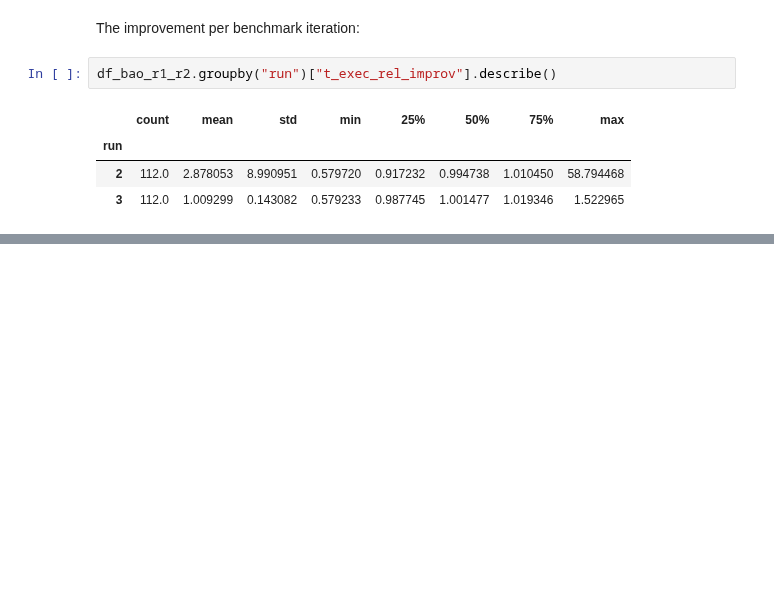
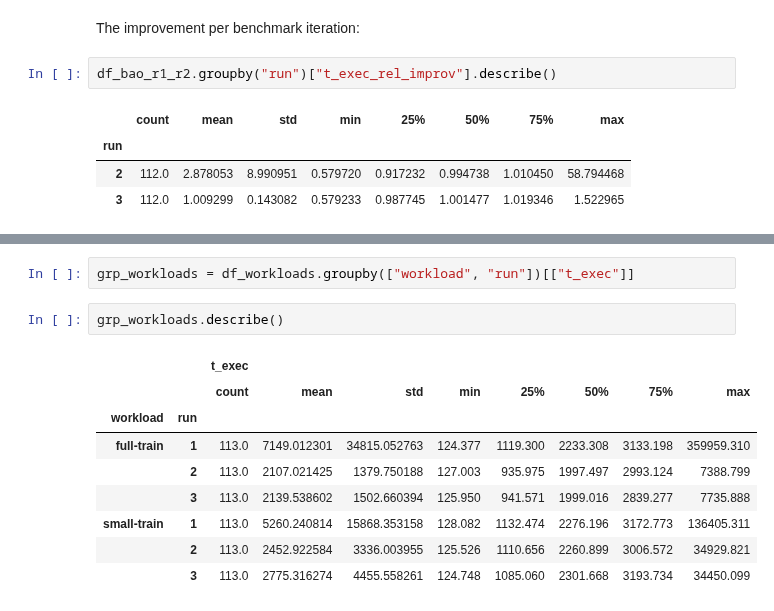
Before and after one commit to rbergm/aft, a Jupyter notebook: pg-bao/Workload Evaluation.ipynb, the cells around one changed output, grey strips where cells are left out. Drawn from its saved outputs; the diff is of its cells as text; blank space fills up the shorter version.

```diff
--- a/pg-bao/Workload Evaluation.ipynb
+++ b/pg-bao/Workload Evaluation.ipynb
@@ -304,0 +332,14 @@ df_bao_r1_r2.groupby("run")["t_exec_rel_improv"].describe()
+# %%
+grp_workloads = df_workloads.groupby(["workload", "run"])[["t_exec"]]
+# %%
+grp_workloads.describe()
+# %% [output]
+|  |  | t_exec |  |  |  |  |  |  |  |
+|  |  | count | mean | std | min | 25% | 50% | 75% | max |
+| workload | run |  |  |  |  |  |  |  |  |
+| full-train | 1 | 113.0 | 7149.012301 | 34815.052763 | 124.377 | 1119.300 | 2233.308 | 3133.198 | 359959.310 |
+|  | 2 | 113.0 | 2107.021425 | 1379.750188 | 127.003 | 935.975 | 1997.497 | 2993.124 | 7388.799 |
+|  | 3 | 113.0 | 2139.538602 | 1502.660394 | 125.950 | 941.571 | 1999.016 | 2839.277 | 7735.888 |
+| small-train | 1 | 113.0 | 5260.240814 | 15868.353158 | 128.082 | 1132.474 | 2276.196 | 3172.773 | 136405.311 |
+|  | 2 | 113.0 | 2452.922584 | 3336.003955 | 125.526 | 1110.656 | 2260.899 | 3006.572 | 34929.821 |
+|  | 3 | 113.0 | 2775.316274 | 4455.558261 | 124.748 | 1085.060 | 2301.668 | 3193.734 | 34450.099 |
```
Also changed, not shown: parts of 8 cells of this notebook.
